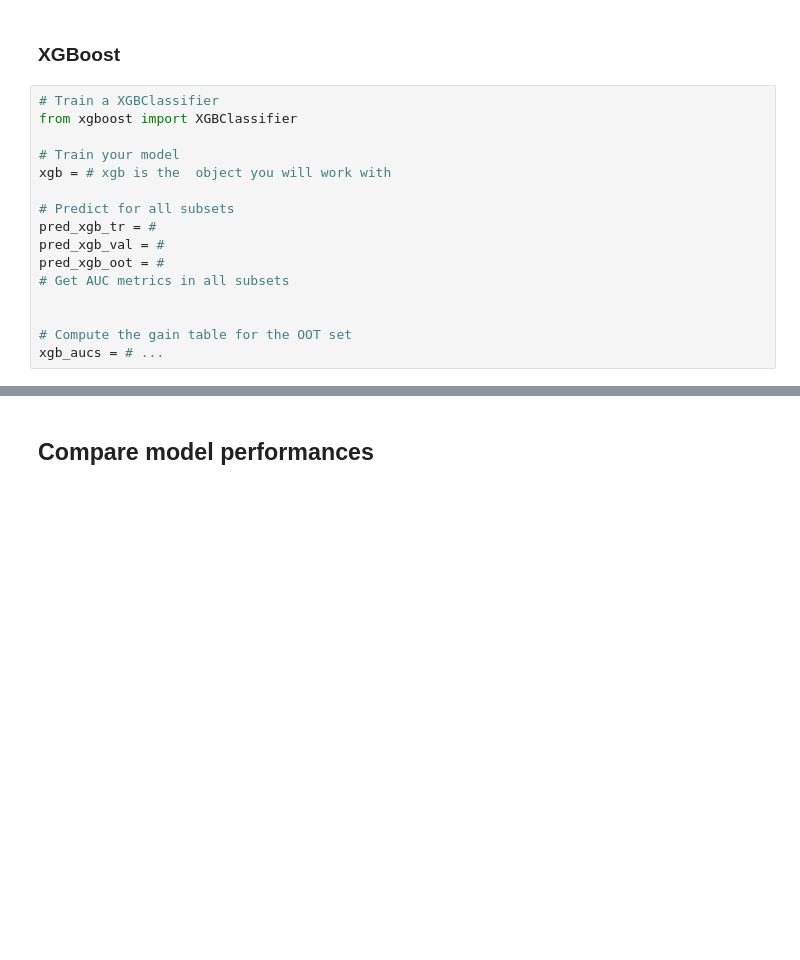
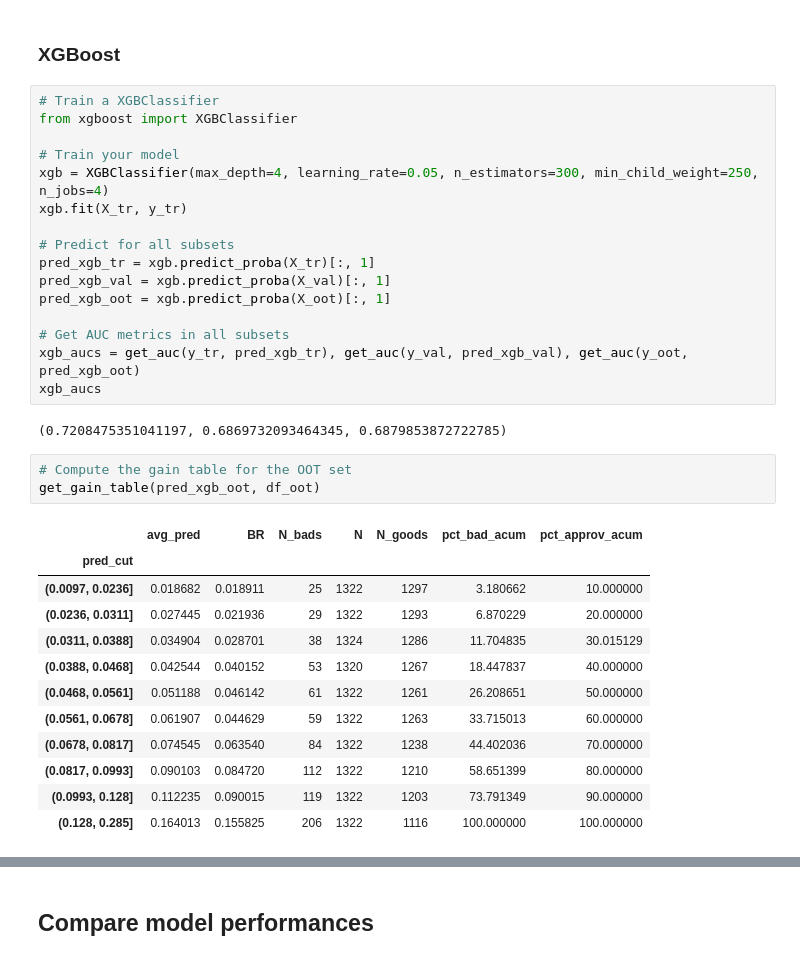
Before and after one commit to jgilaberts/Prueba-Github, a Jupyter notebook: Credit Risk Analysis/HW6.ipynb, the cells around one changed output, grey strips where cells are left out. Cells and saved outputs as stored; diff of their text form; blank space fills up the shorter version.

```diff
--- a/Credit Risk Analysis/HW6.ipynb
+++ b/Credit Risk Analysis/HW6.ipynb
@@ -956,17 +990,35 @@ imp_df.sort_values(by='importance', ascending=False)
 from xgboost import XGBClassifier
 
 # Train your model
-xgb = # xgb is the  object you will work with
+xgb = XGBClassifier(max_depth=4, learning_rate=0.05, n_estimators=300, min_child_weight=250, n_jobs=4)
+xgb.fit(X_tr, y_tr)
 
 # Predict for all subsets
-pred_xgb_tr = #
-pred_xgb_val = #
-pred_xgb_oot = #
+pred_xgb_tr = xgb.predict_proba(X_tr)[:, 1]
+pred_xgb_val = xgb.predict_proba(X_val)[:, 1]
+pred_xgb_oot = xgb.predict_proba(X_oot)[:, 1]
+
 # Get AUC metrics in all subsets
-
-
-# Compute the gain table for the OOT set
-xgb_aucs = # ...
+xgb_aucs = get_auc(y_tr, pred_xgb_tr), get_auc(y_val, pred_xgb_val), get_auc(y_oot, pred_xgb_oot)
+xgb_aucs
+# %% [output]
+(0.7208475351041197, 0.6869732093464345, 0.6879853872722785)
+# %%
+# Compute the gain table for the OOT set
+get_gain_table(pred_xgb_oot, df_oot)
+# %% [output]
+|  | avg_pred | BR | N_bads | N | N_goods | pct_bad_acum | pct_approv_acum |
+| pred_cut |  |  |  |  |  |  |  |
+| (0.0097, 0.0236] | 0.018682 | 0.018911 | 25 | 1322 | 1297 | 3.180662 | 10.000000 |
+| (0.0236, 0.0311] | 0.027445 | 0.021936 | 29 | 1322 | 1293 | 6.870229 | 20.000000 |
+| (0.0311, 0.0388] | 0.034904 | 0.028701 | 38 | 1324 | 1286 | 11.704835 | 30.015129 |
+| (0.0388, 0.0468] | 0.042544 | 0.040152 | 53 | 1320 | 1267 | 18.447837 | 40.000000 |
+| (0.0468, 0.0561] | 0.051188 | 0.046142 | 61 | 1322 | 1261 | 26.208651 | 50.000000 |
+| (0.0561, 0.0678] | 0.061907 | 0.044629 | 59 | 1322 | 1263 | 33.715013 | 60.000000 |
+| (0.0678, 0.0817] | 0.074545 | 0.063540 | 84 | 1322 | 1238 | 44.402036 | 70.000000 |
+| (0.0817, 0.0993] | 0.090103 | 0.084720 | 112 | 1322 | 1210 | 58.651399 | 80.000000 |
+| (0.0993, 0.128] | 0.112235 | 0.090015 | 119 | 1322 | 1203 | 73.791349 | 90.000000 |
+| (0.128, 0.285] | 0.164013 | 0.155825 | 206 | 1322 | 1116 | 100.000000 | 100.000000 |
 # %%
 # Sow feature importance
 imp_df = pd.DataFrame({'feature': keep_cols_rf,
```
Also changed, not shown: parts of 6 cells of this notebook.
